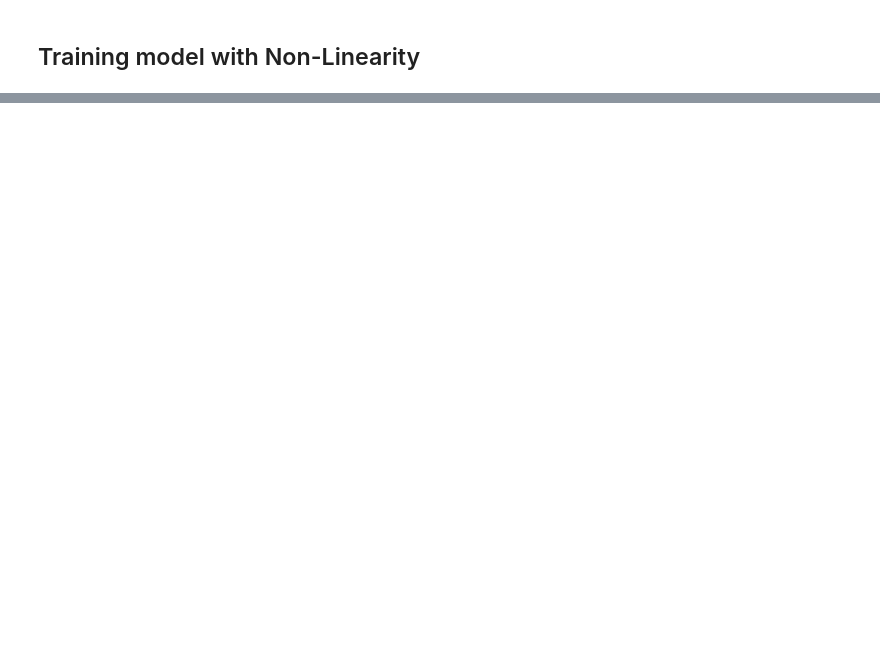
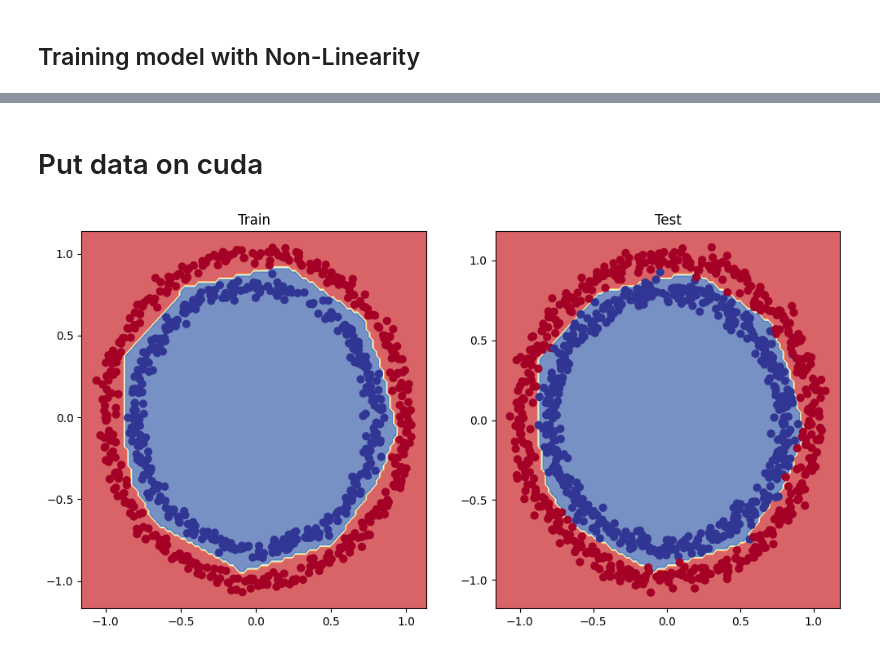
Before and after one commit to MuhammadAbuBakarQureshi/Machine-Learning, a Jupyter notebook: PyTorch/04. PyTorch Neural Network Classification.ipynb, the cells around one changed output, grey strips where cells are left out. Cells and saved outputs as stored; diff of their text form; code cells hidden in the pictures; blank space fills up the shorter version.

```diff
--- a/PyTorch/04. PyTorch Neural Network Classification.ipynb
+++ b/PyTorch/04. PyTorch Neural Network Classification.ipynb
@@ -559,0 +601,10 @@ plot_train_test(model_2)
+# %%
+testing_data = make_circles(
+    n_samples=1000,
+    noise=0.04,
+    random_state=40
+)
+
+testing_X, testing_y = testing_data
+
+testing_X[:5], testing_y[:5]
@@ -559,0 +625,5 @@ plot_train_test(model_2)
+# %% [markdown]
+# Put data on cuda
+# %%
+testing_X = torch.from_numpy(testing_X).type(torch.float32).to(device)
+testing_y = torch.from_numpy(testing_y).type(torch.float32).to(device)
@@ -559,0 +632,13 @@ plot_train_test(model_2)
+# %%
+
+plt.figure(figsize=(12, 6))
+
+plt.subplot(1, 2, 1)
+plt.title("Train")
+plot_decision_boundary(model_2, X_train, y_train)
+
+plt.subplot(1, 2, 2)
+plt.title("Test")
+plot_decision_boundary(model_2, testing_X, testing_y)
+# %% [output]
+[figure, added]
```
Also changed, not shown: parts of 25 cells of this notebook.
